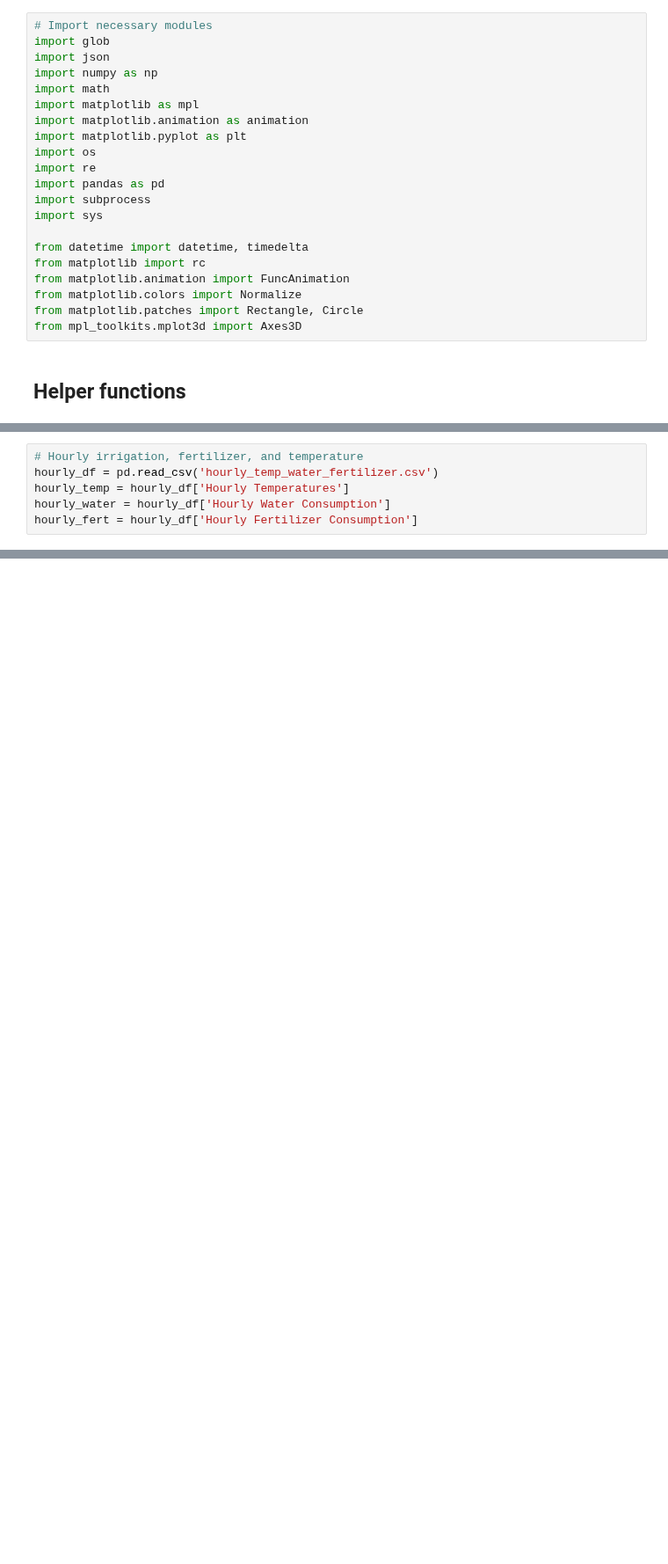
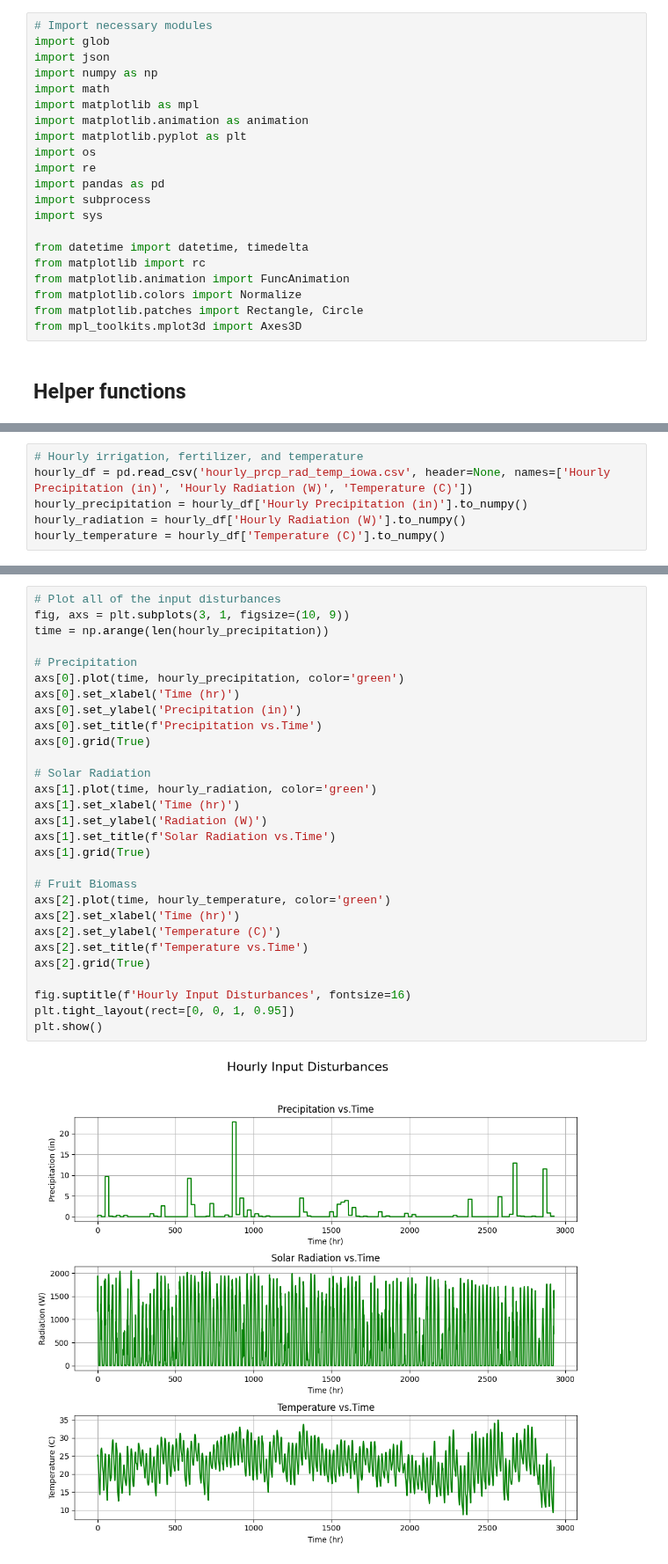
Before and after one commit to carlacupcake/smartfarm, a Jupyter notebook: python/src/sandbox/smartfarm2.ipynb, the cells around one changed output, grey strips where cells are left out. Shown at 88% size. Drawn from its saved outputs; the diff is of its cells as text; blank space fills up the shorter version.

```diff
--- a/python/src/sandbox/smartfarm2.ipynb
+++ b/python/src/sandbox/smartfarm2.ipynb
@@ -131,6 +71,6 @@ TCs = np.zeros(Tsim)
 # %%
 # Hourly irrigation, fertilizer, and temperature
-hourly_df = pd.read_csv('hourly_temp_water_fertilizer.csv')
-hourly_temp = hourly_df['Hourly Temperatures']
-hourly_water = hourly_df['Hourly Water Consumption']
-hourly_fert = hourly_df['Hourly Fertilizer Consumption']
+hourly_df = pd.read_csv('hourly_prcp_rad_temp_iowa.csv', header=None, names=['Hourly Precipitation (in)', 'Hourly Radiation (W)', 'Temperature (C)'])
+hourly_precipitation = hourly_df['Hourly Precipitation (in)'].to_numpy()
+hourly_radiation = hourly_df['Hourly Radiation (W)'].to_numpy()
+hourly_temperature = hourly_df['Temperature (C)'].to_numpy()
@@ -142,0 +77,31 @@ Forestry
+# %%
+# Plot all of the input disturbances
+fig, axs = plt.subplots(3, 1, figsize=(10, 9))
+time = np.arange(len(hourly_precipitation))
+
+# Precipitation
+axs[0].plot(time, hourly_precipitation, color='green')
+axs[0].set_xlabel('Time (hr)')
+axs[0].set_ylabel('Precipitation (in)')
+axs[0].set_title(f'Precipitation vs.Time')
+axs[0].grid(True)
+
+# Solar Radiation
+axs[1].plot(time, hourly_radiation, color='green')
+axs[1].set_xlabel('Time (hr)')
+axs[1].set_ylabel('Radiation (W)')
+axs[1].set_title(f'Solar Radiation vs.Time')
+axs[1].grid(True)
+
+# Fruit Biomass
+axs[2].plot(time, hourly_temperature, color='green')
+axs[2].set_xlabel('Time (hr)')
+axs[2].set_ylabel('Temperature (C)')
+axs[2].set_title(f'Temperature vs.Time')
+axs[2].grid(True)
+
+fig.suptitle(f'Hourly Input Disturbances', fontsize=16)
+plt.tight_layout(rect=[0, 0, 1, 0.95])
+plt.show()
+# %% [output]
+[figure, added]
```
Also changed, not shown: parts of 24 cells of this notebook, 3 other files.
